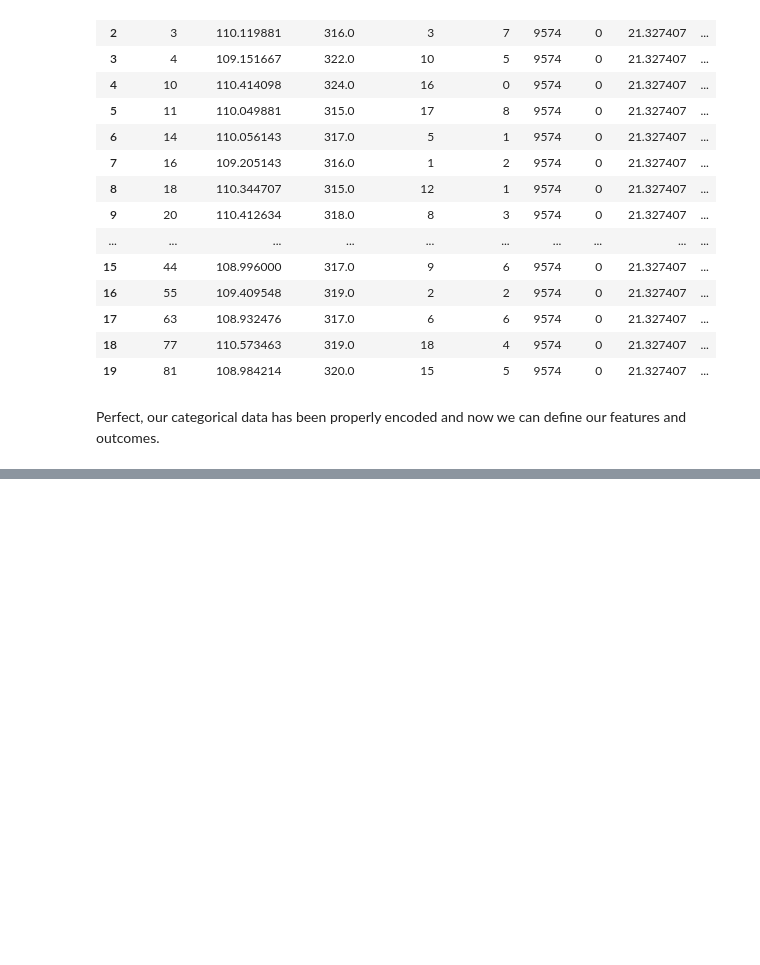
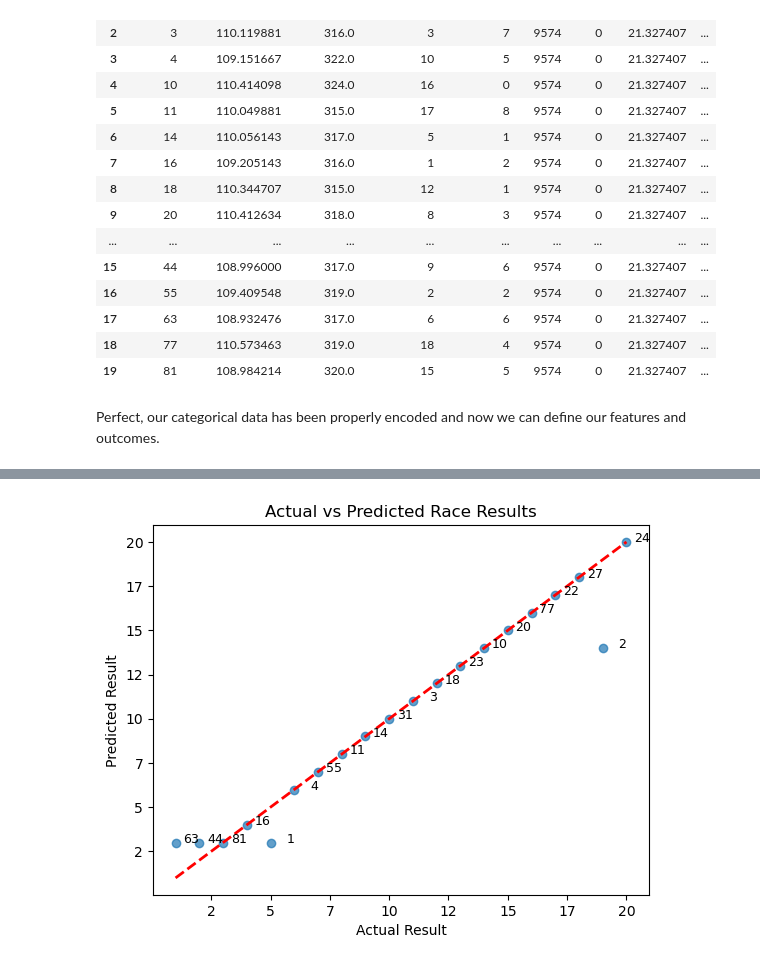
Before and after one commit to elcid14/f1-machine-learning-project, a Jupyter notebook: f1-prediction-project.ipynb, the cells around one changed output, grey strips where cells are left out. Cells and saved outputs as stored; diff of their text form; code cells hidden in the pictures; blank space fills up the shorter version.

```diff
--- a/f1-prediction-project.ipynb
+++ b/f1-prediction-project.ipynb
@@ -432,0 +422,27 @@ AttributeError: module 'matplotlib.pyplot' has no attribute 'set_xticklabels'
+# %%
+import warnings
+warnings.filterwarnings('ignore')
+
+plt.scatter(final_data_frame['result'], final_data_frame['predicted_result'], alpha=0.7)
+plt.plot([min(final_data_frame['result']), max(final_data_frame['result'])],
+         [min(final_data_frame['result']), max(final_data_frame['result'])], 'r--', lw=2)
+plt.xlabel('Actual Result')
+plt.ylabel('Predicted Result')
+ax = plt.gca()  # Get current axis for x,y
+current_ticks = ax.get_xticks()
+current_y_ticks = ax.get_yticks()
+# Convert current tick positions to integer instead of the decimal place so we can have better readability
+new_tick_labels = [int(tick) for tick in current_ticks]
+new_tick_y_labels = [int(tick) for tick in current_y_ticks]
+# Set the new tick labels
+ax.set_xticklabels(new_tick_labels)
+ax.set_yticklabels(new_tick_labels)
+
+#add driver_id to plot
+for i, row in final_data_frame.iterrows():
+    plt.text(row['result'] + 1.0, row['predicted_result'], int(row['driver_id']), fontsize=9, ha='right')
+
+plt.title('Actual vs Predicted Race Results')
+plt.show()
+# %% [output]
+[figure, added]
```
Also changed, not shown: parts of 5 cells of this notebook.
